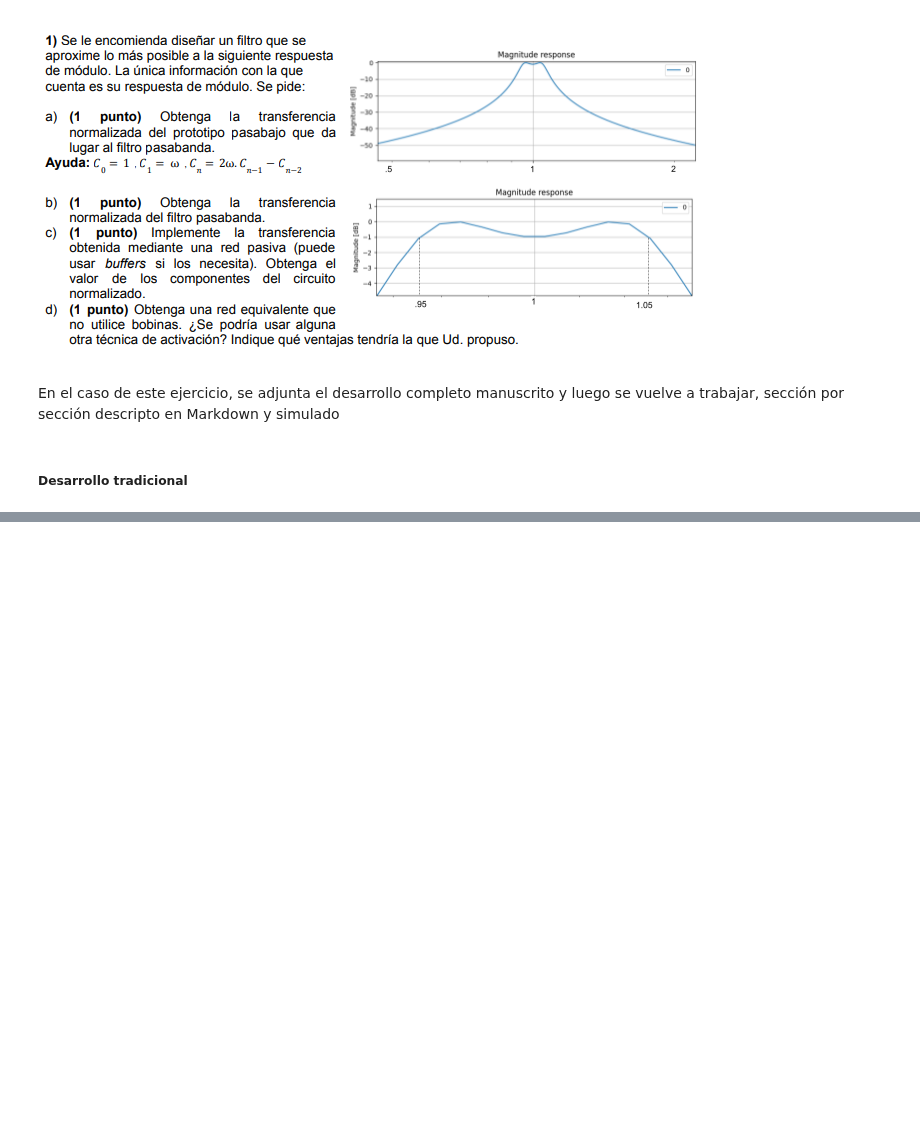
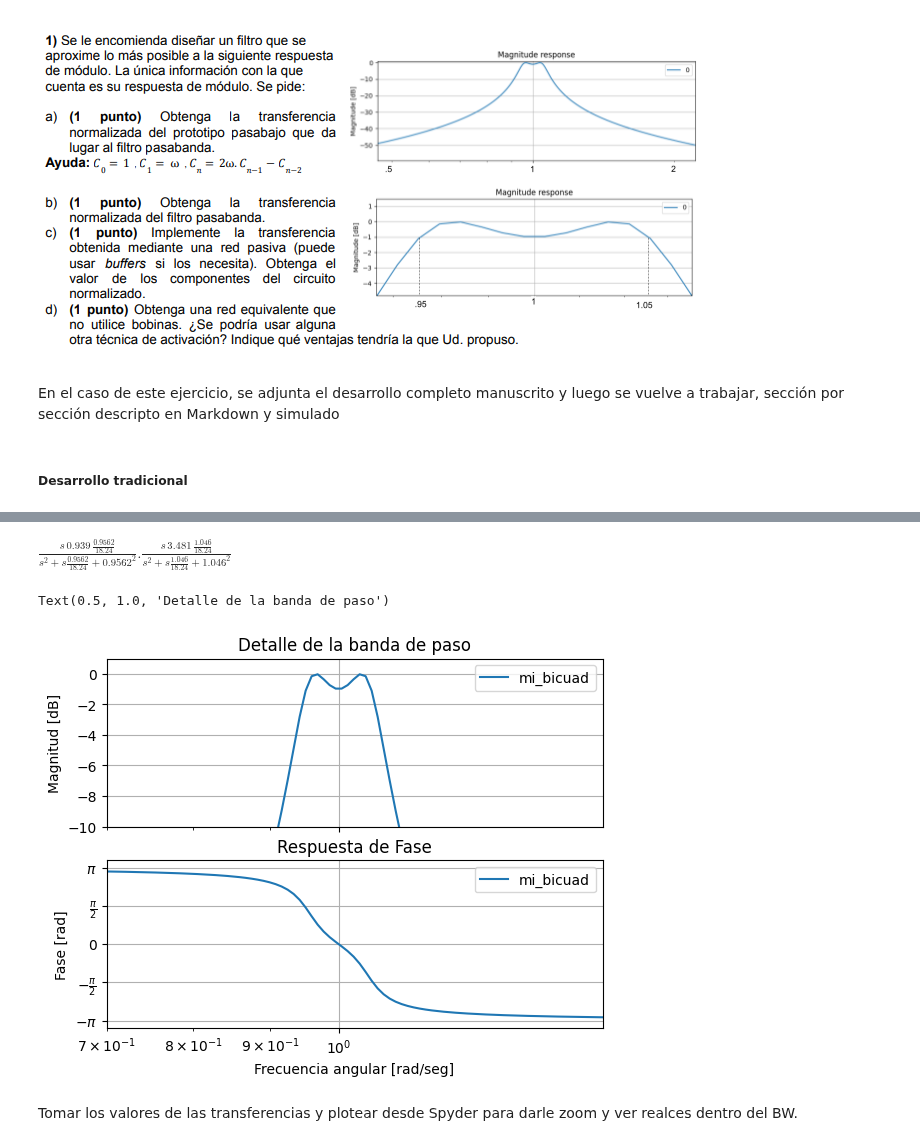
Before and after one commit to matnalopez2/Teoria-de-Circuitos-2, a Jupyter notebook: Resoluciones/20240513/20240513 - Ejercicio 1.ipynb, the cells around one changed output, grey strips where cells are left out. Drawn from its saved outputs; the diff is of its cells as text; code cells hidden in the pictures; blank space fills up the shorter version.

```diff
--- a/Resoluciones/20240513/20240513 - Ejercicio 1.ipynb
+++ b/Resoluciones/20240513/20240513 - Ejercicio 1.ipynb
@@ -54,3 +59,51 @@ C:\Users\Mati\AppData\Local\Packages\PythonSoftwareFoundation.Python.3.11_qbz5n2
+# %%
+import matplotlib.pyplot as plt
+
+z,p,k = sig.cheb1ap(2, 1)
+num,den = sig.zpk2tf(z,p,k)
+tf_bicuad_sos = tf2sos_analog( num, den )
+
+# Imprimir en formato latex la transferencia
+#pretty_print_SOS(tf_bicuad_sos, mode="omegayq")
+
+
+# Plotear de forma silenciosa las características de mi función
+#analyze_sys([sig.TransferFunction(num,den)], 'mi_bicuad', same_figs=False)
+
+
+
+
+w_0 = 1
+Q = 10
+
+num_bp, den_bp = sig.lp2bp(num,den, wo=1, bw=1/Q)
+tf_bp_sos = tf2sos_analog(num_bp, den_bp)
+
+# Imprimir en formato latex la transferencia
+pretty_print_SOS(tf_bp_sos, mode="omegayq")
+
+
+# Ejemplo para formatear los ejes de analyze_sys
+# Plotear de forma silenciosa las características de mi función
+asy_axes = analyze_sys([sig.TransferFunction(num_bp,den_bp)], 'mi_bicuad', same_figs=False)
+
+# el caracter "_" descarta la salida de la función
+# cerramos todas las visualizaciones salvo la respuesta en frecuencia
+plt.close(2)
+plt.close(3)
+plt.close(4)
+
+plt.sca(asy_axes[0][1][0])
+max_ripple = np.max(np.array(1))
+plt.ylim(np.array([-10, 1]) )
+plt.xlim(np.array([0.7, 1.5]) )
+plt.title('Detalle de la banda de paso')
+# %% [output]
+$\displaystyle   \frac{s\,0.939\,\frac{0.9562}{18.24}}{s^2 + s \frac{0.9562}{18.24} + 0.9562^2} . \frac{s\,3.481\,\frac{1.046}{18.24}}{s^2 + s \frac{1.046}{18.24} + 1.046^2}$
+Text(0.5, 1.0, 'Detalle de la banda de paso')
+[figure, added]
+# %% [markdown]
+Tomar los valores de las transferencias y plotear desde Spyder para darle zoom y ver realces dentro del BW.
 # %%
 import math
 from pytc2.sistemas_lineales import tf2sos_analog, analyze_sys, pretty_print_SOS
```
Also changed, not shown: parts of 3 cells of this notebook, 2 other files.
